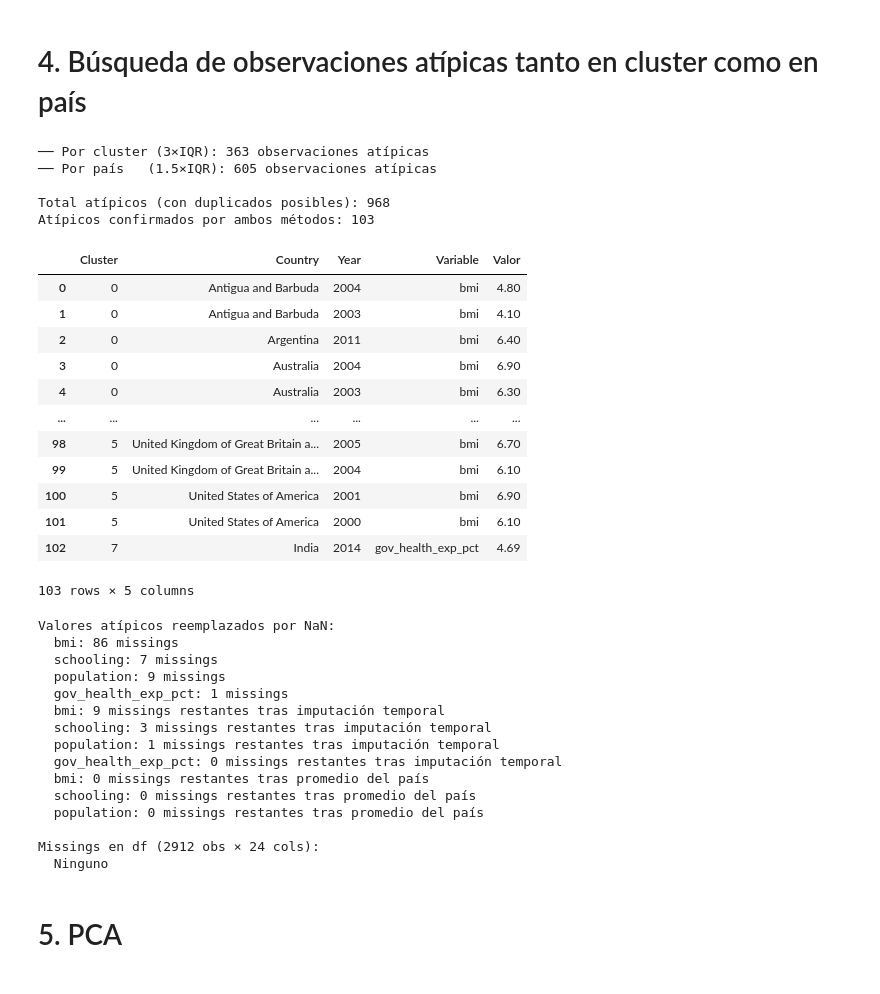
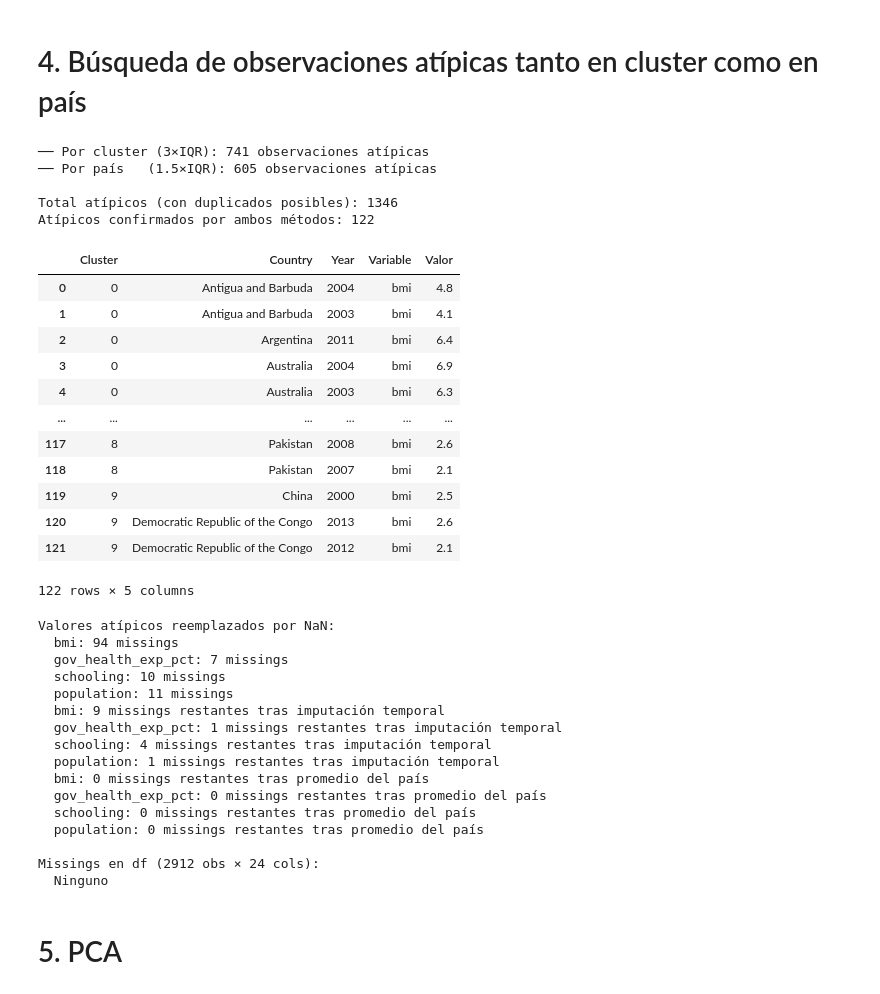
Before and after one commit to darc-17/Sandbox_HE2_DavidRodriguez, a Jupyter notebook: Taller 1/Punto 2. Regresión para Consultoría en Desarrollo Global/preprocesamiento_punto2.ipynb, the cells around one changed output. Drawn from its saved outputs; the diff is of its cells as text; code cells hidden in the pictures.

```diff
--- a/Taller 1/Punto 2. Regresión para Consultoría en Desarrollo Global/preprocesamiento_punto2.ipynb
+++ b/Taller 1/Punto 2. Regresión para Consultoría en Desarrollo Global/preprocesamiento_punto2.ipynb
@@ -2117,7 +2117,7 @@ for cluster_id, grp_c in df.groupby("cluster"):
         iqr = q3 - q1
         if iqr == 0:
             continue
-        lo, hi = q1 - 3 * iqr, q3 + 3 * iqr
+        lo, hi = q1 - 1.5 * iqr, q3 + 1.5 * iqr
         atipicos = grp_c.loc[(grp_c[col] < lo) | (grp_c[col] > hi)]
         for _, row in atipicos.iterrows():
             records.append({
@@ -2155,48 +2155,48 @@ for country, grp in df.groupby("Country"):
                 "Valor":    row[col],
             })
 
 outliers_pais = pd.DataFrame(records)
 print(f"── Por país   (1.5×IQR): {len(outliers_pais)} observaciones atípicas")
 
 # ── Combinar ──────────────────────────────────────────────────────────────────
 outliers_df = pd.concat([outliers_cluster, outliers_pais], ignore_index=True)
 print(f"\nTotal atípicos (con duplicados posibles): {len(outliers_df)}")
 
 # ── Intersección: flaggeados por ambos métodos ────────────────────────────────
 key = ["Country", "Year", "Variable"]
 keys_cluster = set(outliers_cluster[key].itertuples(index=False, name=None))
 keys_pais    = set(outliers_pais[key].itertuples(index=False, name=None))
 keys_ambos   = keys_cluster & keys_pais
 
 outliers_unicos = (
     outliers_cluster[outliers_cluster[key]
         .apply(tuple, axis=1)
         .isin(keys_ambos)]
     .drop(columns="Método")
     .reset_index(drop=True)
 )
 
 print(f"Atípicos confirmados por ambos métodos: {len(outliers_unicos)}")
 display(outliers_unicos)
 # %% [output]
-── Por cluster (3×IQR): 363 observaciones atípicas
+── Por cluster (3×IQR): 741 observaciones atípicas
 ── Por país   (1.5×IQR): 605 observaciones atípicas
 
-Total atípicos (con duplicados posibles): 968
-Atípicos confirmados por ambos métodos: 103
+Total atípicos (con duplicados posibles): 1346
+Atípicos confirmados por ambos métodos: 122
 |  | Cluster | Country | Year | Variable | Valor |
-| 0 | 0 | Antigua and Barbuda | 2004 | bmi | 4.80 |
-| 1 | 0 | Antigua and Barbuda | 2003 | bmi | 4.10 |
-| 2 | 0 | Argentina | 2011 | bmi | 6.40 |
-| 3 | 0 | Australia | 2004 | bmi | 6.90 |
-| 4 | 0 | Australia | 2003 | bmi | 6.30 |
+| 0 | 0 | Antigua and Barbuda | 2004 | bmi | 4.8 |
+| 1 | 0 | Antigua and Barbuda | 2003 | bmi | 4.1 |
+| 2 | 0 | Argentina | 2011 | bmi | 6.4 |
+| 3 | 0 | Australia | 2004 | bmi | 6.9 |
+| 4 | 0 | Australia | 2003 | bmi | 6.3 |
 | ... | ... | ... | ... | ... | ... |
-| 98 | 5 | United Kingdom of Great Britain a... | 2005 | bmi | 6.70 |
-| 99 | 5 | United Kingdom of Great Britain a... | 2004 | bmi | 6.10 |
-| 100 | 5 | United States of America | 2001 | bmi | 6.90 |
-| 101 | 5 | United States of America | 2000 | bmi | 6.10 |
-| 102 | 7 | India | 2014 | gov_health_exp_pct | 4.69 |
+| 117 | 8 | Pakistan | 2008 | bmi | 2.6 |
+| 118 | 8 | Pakistan | 2007 | bmi | 2.1 |
+| 119 | 9 | China | 2000 | bmi | 2.5 |
+| 120 | 9 | Democratic Republic of the Congo | 2013 | bmi | 2.6 |
+| 121 | 9 | Democratic Republic of the Congo | 2012 | bmi | 2.1 |
-103 rows × 5 columns
+122 rows × 5 columns
 # %%
 # ── Nullificar valores atípicos confirmados ───────────────────────────────────
 for _, row in outliers_unicos.iterrows():
@@ -2228,15 +2228,16 @@ print(f"\nMissings en df ({df.shape[0]} obs × {df.shape[1]} cols):")
 print(missings.to_string() if len(missings) else "  Ninguno")
 # %% [output]
 Valores atípicos reemplazados por NaN:
-  bmi: 86 missings
-  schooling: 7 missings
-  population: 9 missings
-  gov_health_exp_pct: 1 missings
+  bmi: 94 missings
+  gov_health_exp_pct: 7 missings
+  schooling: 10 missings
+  population: 11 missings
   bmi: 9 missings restantes tras imputación temporal
-  schooling: 3 missings restantes tras imputación temporal
+  gov_health_exp_pct: 1 missings restantes tras imputación temporal
+  schooling: 4 missings restantes tras imputación temporal
   population: 1 missings restantes tras imputación temporal
-  gov_health_exp_pct: 0 missings restantes tras imputación temporal
   bmi: 0 missings restantes tras promedio del país
+  gov_health_exp_pct: 0 missings restantes tras promedio del país
   schooling: 0 missings restantes tras promedio del país
   population: 0 missings restantes tras promedio del país
 
```
Also changed, not shown: parts of 10 cells of this notebook, 4 other files.
